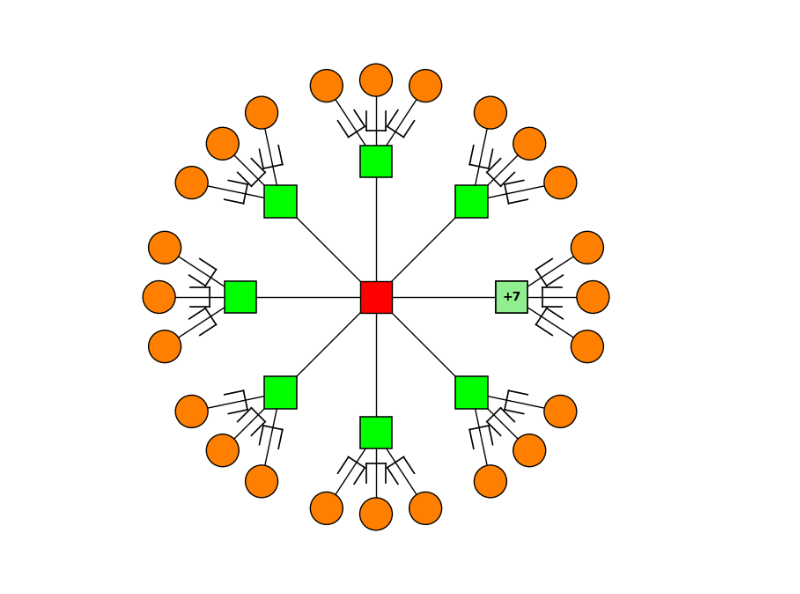
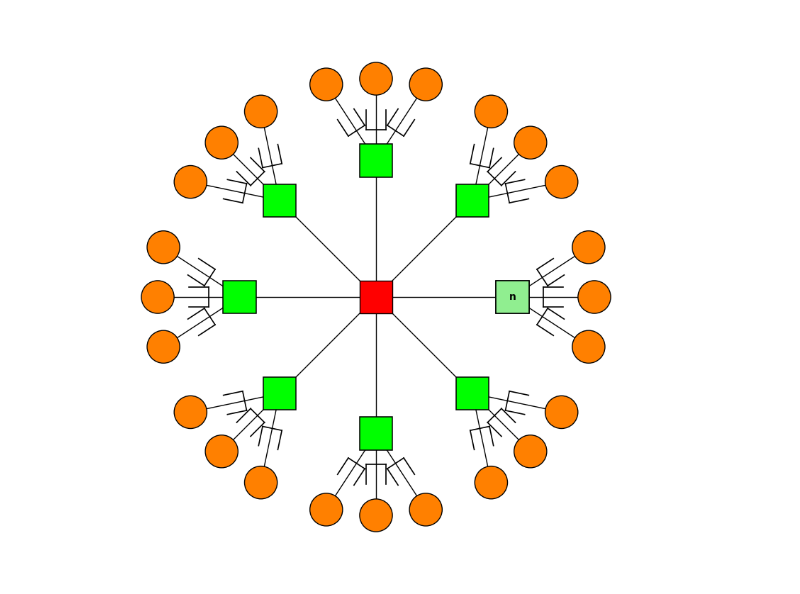
Before and after one commit to ArturRoyal/Wheel_Topologie, a Jupyter notebook: wheel new version.ipynb, the cells around one changed output. Drawn from its saved outputs; the diff is of its cells as text; code cells hidden in the pictures.

```diff
--- a/wheel new version.ipynb
+++ b/wheel new version.ipynb
@@ -24,8 +24,9 @@ def draw_open_square(ax, center, size=1.0, color='#90ee90', linewidth=1, angle_d
     ax.plot([points[3,0], points[0,0]], [points[3,1], points[0,1]], color=color, linewidth=linewidth) # лево
 
 def draw_graph_grouped(num_green, num_orange_per_green, outer_radius, inner_radius, group_spread=0.23,
-                       square_size=0.2, circle_size=0.5, center_size=0.4):
-    fig, ax = plt.subplots(figsize=(8, 8))
+                       square_size=0.2, circle_size=0.5, center_size=0.4, connect_green=True, show_n_in_extra=False):
+    fig, ax = plt.subplots(figsize=(10, 10))
+    #fig, ax = plt.subplots(figsize=(20, 20), dpi=100)
 
     # Центральный квадрат
     ax.add_patch(
@@ -53,6 +54,14 @@ def draw_graph_grouped(num_green, num_orange_per_green, outer_radius, inner_radi
     for x, y in green_positions:
         ax.plot([0, x], [0, y], color="black", linewidth=1, zorder=1)
 
+    # Линии между зелёными квадратами по кругу
+    if connect_green:
+        for i in range(len(green_positions)):
+            x1, y1 = green_positions[i]
+            x2, y2 = green_positions[(i + 1) % len(green_positions)]
+            ax.plot([x1, x2], [y1, y2], color="black", linewidth=1, zorder=1)
+
+
     # Обычные зелёные квадраты
     for x, y in green_positions:
         square = patches.Rectangle((x - square_size / 2, y - square_size / 2), square_size, square_size,
@@ -64,7 +73,10 @@ def draw_graph_grouped(num_green, num_orange_per_green, outer_radius, inner_radi
         square = patches.Rectangle((extra_pos[0] - square_size / 2, extra_pos[1] - square_size / 2), square_size, square_size,
                                    facecolor='#90ee90', edgecolor="black", linewidth=1.1, zorder=3)
         ax.add_patch(square)
-        ax.text(extra_pos[0], extra_pos[1], f"+{extra_count}", color="black", fontsize=10, ha="center", va="center", fontweight="bold", zorder=5)
+        if show_n_in_extra:
+            ax.text(extra_pos[0], extra_pos[1], "n", color="black", fontsize=10, ha="center", va="center", fontweight="bold", zorder=5)
+        else:
+            ax.text(extra_pos[0], extra_pos[1], f"+{extra_count}", color="black", fontsize=10, ha="center", va="center", fontweight="bold", zorder=5)
 
     # Оранжевые кружки и открытые квадраты возле них
 
@@ -82,32 +94,38 @@ def draw_graph_grouped(num_green, num_orange_per_green, outer_radius, inner_radi
             # Открытый квадрат в центре между зеленым и оранжевым (увеличен на 50%)
             sqx = (x + gx) / 2
             sqy = (y + gy) / 2
             angle_deg = np.rad2deg(np.arctan2(gy - sqy, gx - sqx)) - 90
             draw_open_square(ax, (sqx, sqy), size=square_size * 0.6, color='black', linewidth=1.2, angle_deg=angle_deg)
         else:
             sub_angles = np.linspace(-group_spread, group_spread, num_orange_per_green)
             for offset in sub_angles:
                 gx = outer_radius * np.cos(angle + offset)
                 gy = outer_radius * np.sin(angle + offset)
                 circle = patches.Circle((gx, gy), circle_size, facecolor=(1, 0.5, 0), edgecolor="black", linewidth=1, zorder=4)
                 ax.add_patch(circle)
                 ax.plot([x, gx], [y, gy], color="black", linewidth=1, zorder=1)
                 # Открытый квадрат в центре между зеленым и оранжевым (увеличен на 50%)
                 sqx = (x + gx) / 2
                 sqy = (y + gy) / 2
                 angle_deg = np.rad2deg(np.arctan2(gy - sqy, gx - sqx)) - 90
                 draw_open_square(ax, (sqx, sqy), size=square_size * 0.6, color='black', linewidth=1.2, angle_deg=angle_deg)
     # ...existing code...
 
 
 
     ax.set_aspect('equal')
     ax.set_xlim(-outer_radius - 2, outer_radius + 2)
     ax.set_ylim(-outer_radius - 2, outer_radius + 2)
     ax.axis('off')
+
+    # Сохраняем изображение в pdf, png, jpg
+    plt.savefig("graph_output.pdf", bbox_inches='tight')
+    plt.savefig("graph_output.svg", bbox_inches='tight')
+    plt.savefig("graph_output.jpg", bbox_inches=None, dpi=200)  # 2000x2000 px при figsize=(10,10)
+
     plt.show()
 
 # Пример использования:
-draw_graph_grouped(num_green=15, num_orange_per_green=3, outer_radius=8, inner_radius=5, square_size=1.2, circle_size=0.6, center_size=1.2)
+draw_graph_grouped(num_green=15, num_orange_per_green=3, outer_radius=8, inner_radius=5, square_size=1.2, circle_size=0.6, center_size=1.2, connect_green=False, show_n_in_extra=True)
 # %% [output]
-[figure, old version]
+[figure, new version]
```
Also changed, not shown: parts of 1 cell of this notebook.
